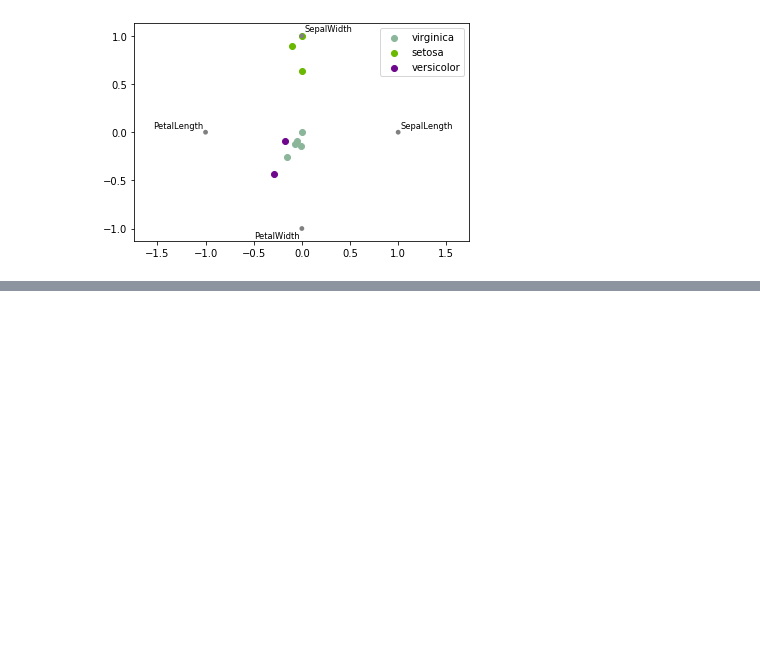
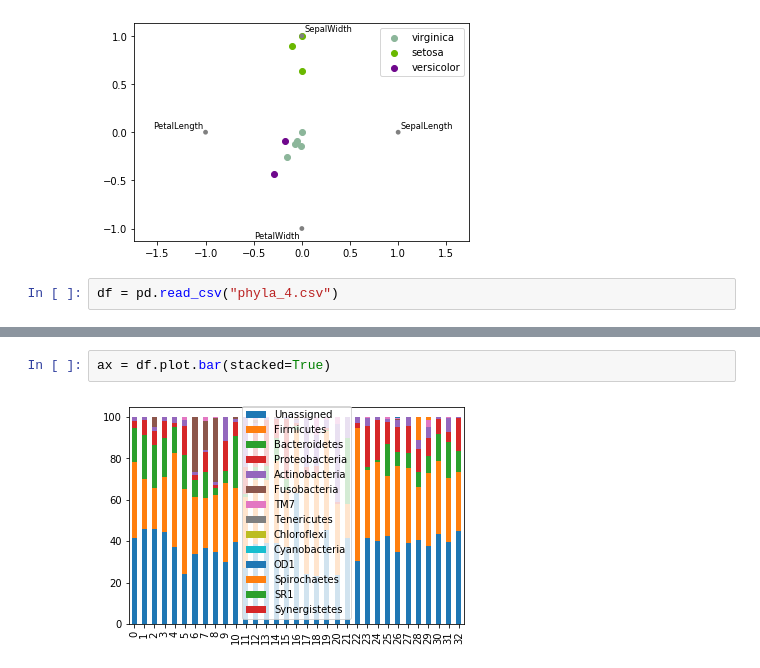
Before and after one commit to thuy1893/graphs, a Jupyter notebook: Python_graphs_1.ipynb, the cells around one changed output, grey strips where cells are left out. Saved outputs shown, nothing was run; the diff lists cells and outputs as text; blank space fills up the shorter version.

```diff
--- a/Python_graphs_1.ipynb
+++ b/Python_graphs_1.ipynb
@@ -199,3 +210,5 @@ pd.plotting.radviz(df, 'Category')
 # %% [output]
 <matplotlib.axes._subplots.AxesSubplot at 0x...>
 [figure]
+# %%
+df = pd.read_csv("phyla_4.csv")
@@ -201,0 +235,4 @@ pd.plotting.radviz(df, 'Category')
+# %%
+ax = df.plot.bar(stacked=True)
+# %% [output]
+[figure, added]
```
Also changed, not shown: parts of 10 cells of this notebook.
